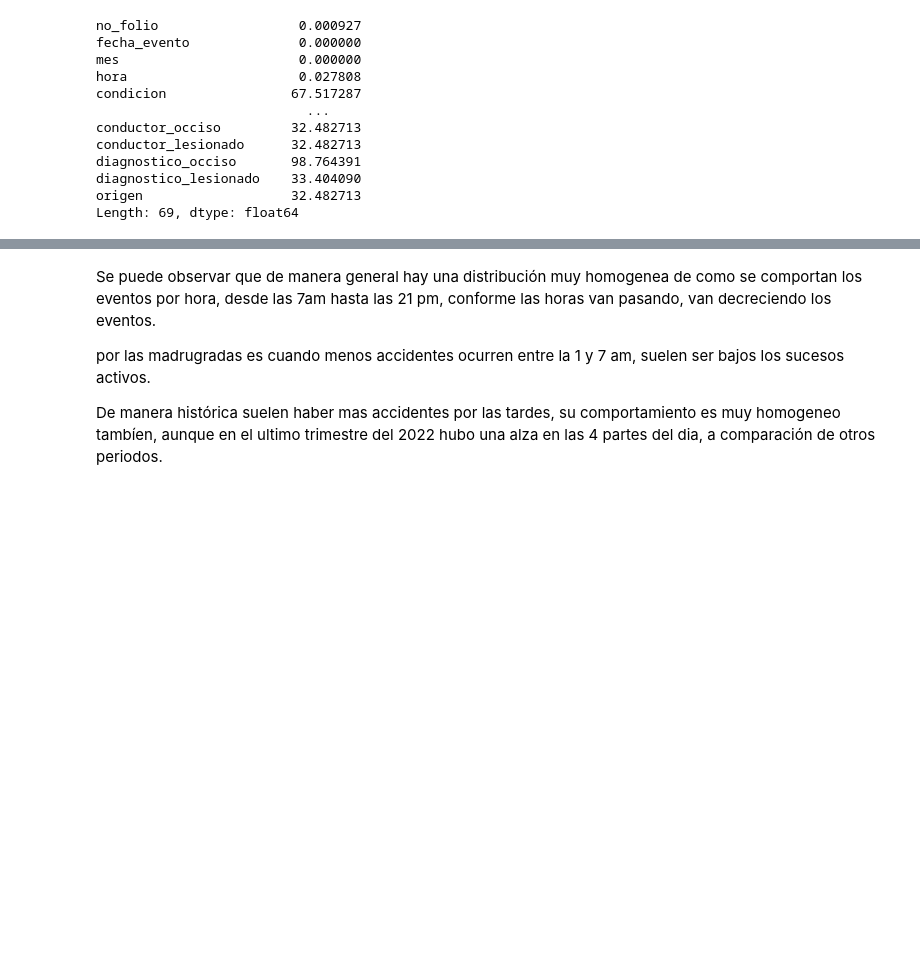
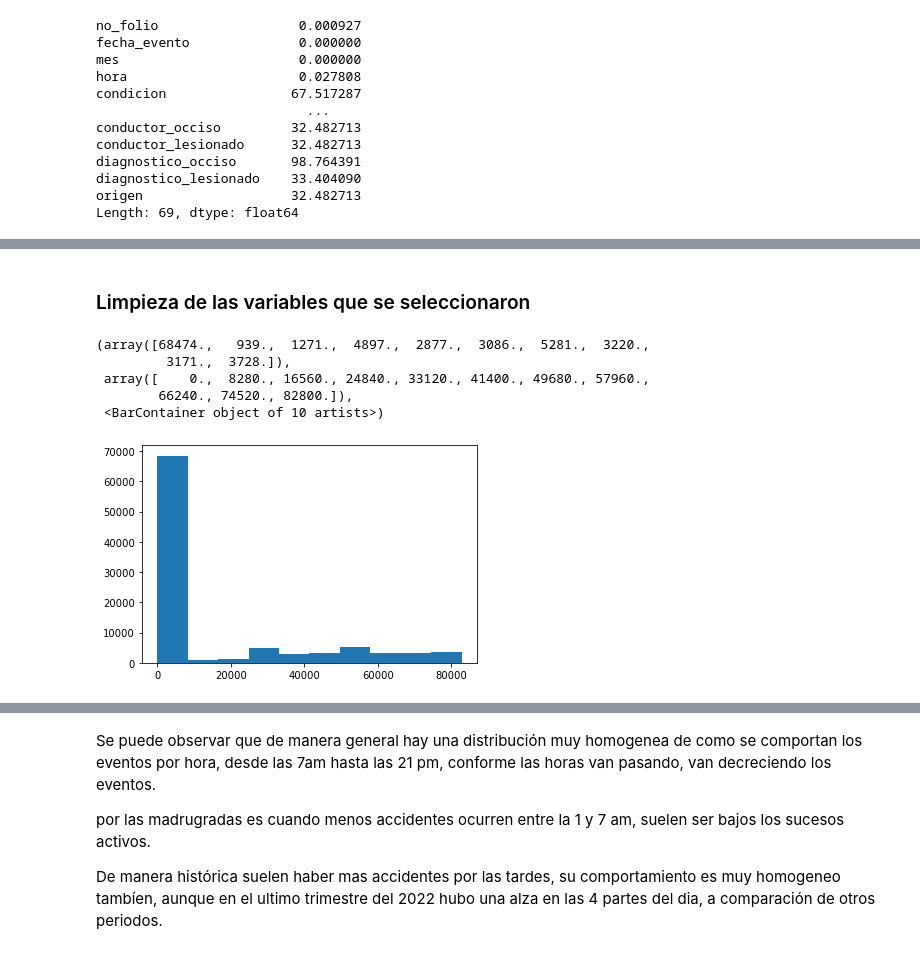
Before and after one commit to RiemanNClav/Hechos-de-Transito-registrados-por-la-SSC, a Jupyter notebook: Hechos de Transito.ipynb, the cells around one changed output, grey strips where cells are left out. Cells and saved outputs as stored; diff of their text form; code cells hidden in the pictures; blank space fills up the shorter version.

```diff
--- a/Hechos de Transito.ipynb
+++ b/Hechos de Transito.ipynb
@@ -195,9 +598,8 @@ df['fecha_mensual'] = pd.to_datetime(fechas)
 # %%
 df['parte_dia'] = df['hora'].apply(lambda x: hora(x))
-# %%
-df['hora2'] = df['hora'].apply(lambda x: hora2(x))
 # %%
 df = df[df["parte_dia"].isin(["MAÑANA", "TARDE",'NOCHE','MADRUGADA'])]
-# %%
-bins = list(range(int(min(df['hora2'])),int(max(df['hora2']))+1,2))
-df["intervalos"] = pd.cut(df['hora2'], bins=bins)
+# %%
+# borrar def al final
+drop_final = ['no_folio','fecha_evento','hora','mes','parte_dia','punto_1','punto_2']
+df = df.drop(drop_final,axis=1)
@@ -203,0 +626,18 @@ df["intervalos"] = pd.cut(df['hora2'], bins=bins)
+# %% [markdown]
+### Limpieza de las variables que se seleccionaron
+# %%
+# limpieza del la variable dia.
+dias = [value.upper() for value in df.dia.unique() if value.upper() in ['LUNES','MARTES','MIERCOLES','JUEVES','VIERNES','SABADO','DOMINGO']]
+df['dia_aux'] = df['dia'].apply(lambda x:x.upper())
+df = df[df['dia_aux'].isin(dias)].drop(['dia'],axis=1)
+df.rename(columns = {'dia_aux': 'dia'},inplace=True)
+# %%
+#sesgos de la variable hora2
+plt.hist(df.hora2)
+# %% [output]
+(array([68474.,   939.,  1271.,  4897.,  2877.,  3086.,  5281.,  3220.,
+         3171.,  3728.]),
+ array([    0.,  8280., 16560., 24840., 33120., 41400., 49680., 57960.,
+        66240., 74520., 82800.]),
+ <BarContainer object of 10 artists>)
+[figure, added]
```
Also changed, not shown: parts of 101 cells of this notebook.
